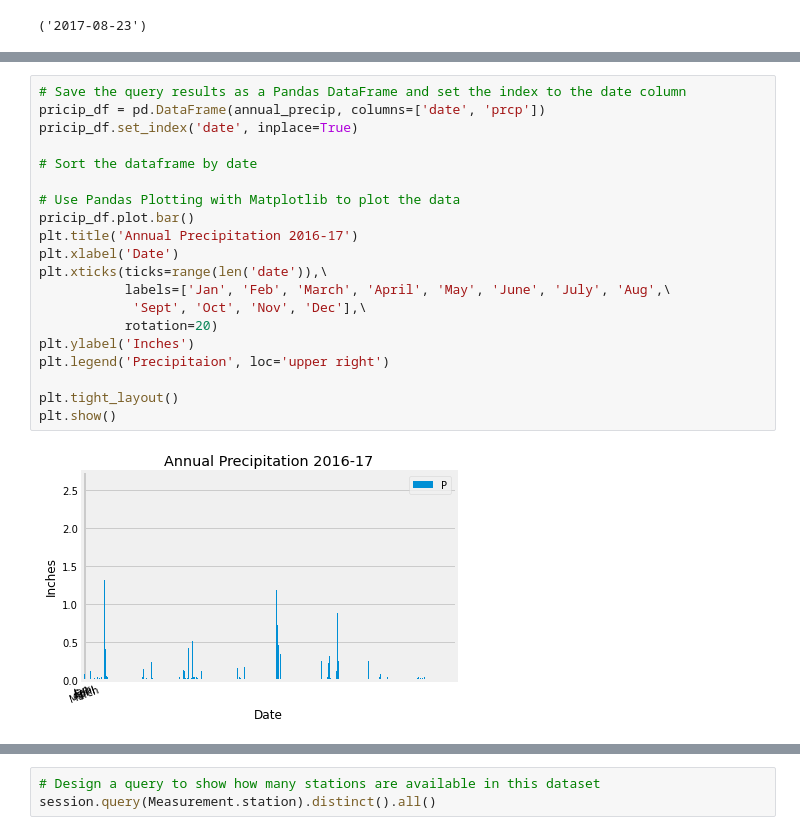
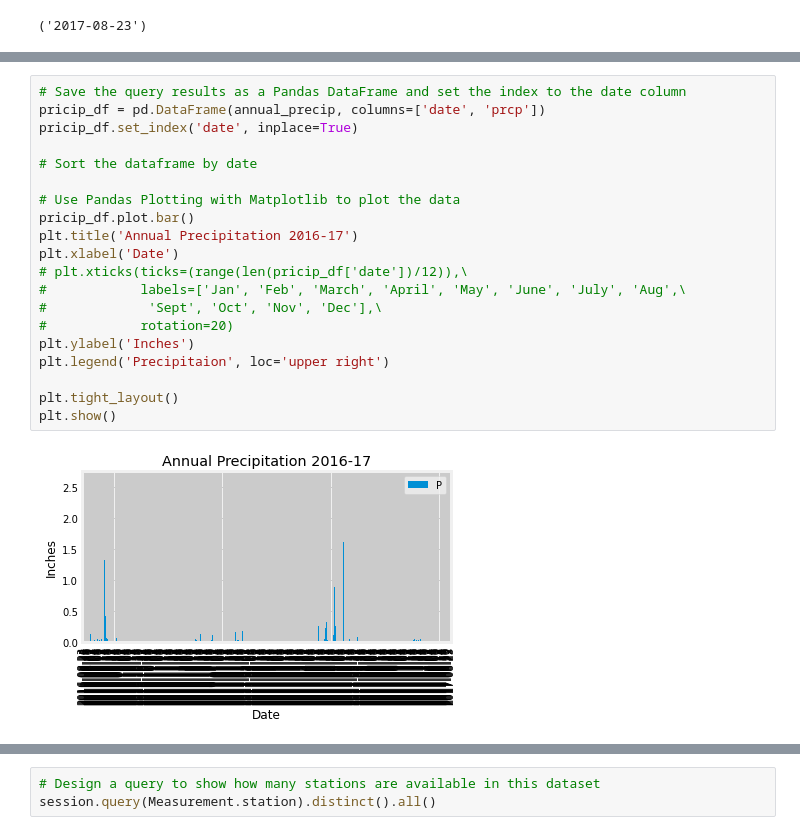
Before and after one commit to rarconaut/sqlalchemy-challenge, a Jupyter notebook: climate_starter.ipynb, the cells around one changed output, grey strips where cells are left out. Saved outputs shown, nothing was run; the diff lists cells and outputs as text.

```diff
--- a/climate_starter.ipynb
+++ b/climate_starter.ipynb
@@ -97,24 +97,24 @@ annual_precip
 # %%
 # Save the query results as a Pandas DataFrame and set the index to the date column
 pricip_df = pd.DataFrame(annual_precip, columns=['date', 'prcp'])
 pricip_df.set_index('date', inplace=True)
 
 # Sort the dataframe by date
 
 # Use Pandas Plotting with Matplotlib to plot the data
 pricip_df.plot.bar()
 plt.title('Annual Precipitation 2016-17')
 plt.xlabel('Date')
-plt.xticks(ticks=range(len('date')),\
-           labels=['Jan', 'Feb', 'March', 'April', 'May', 'June', 'July', 'Aug',\
-            'Sept', 'Oct', 'Nov', 'Dec'],\
-           rotation=20)
+# plt.xticks(ticks=(range(len(pricip_df['date'])/12)),\
+#            labels=['Jan', 'Feb', 'March', 'April', 'May', 'June', 'July', 'Aug',\
+#             'Sept', 'Oct', 'Nov', 'Dec'],\
+#            rotation=20)
 plt.ylabel('Inches')
 plt.legend('Precipitaion', loc='upper right')
 
 plt.tight_layout()
 plt.show()
 # %% [output]
-[figure, old version]
+[figure, new version]
 # %%
 # Use Pandas to calcualte the summary statistics for the precipitation data
```
Also changed, not shown: parts of 3 cells of this notebook, 1 other file.
